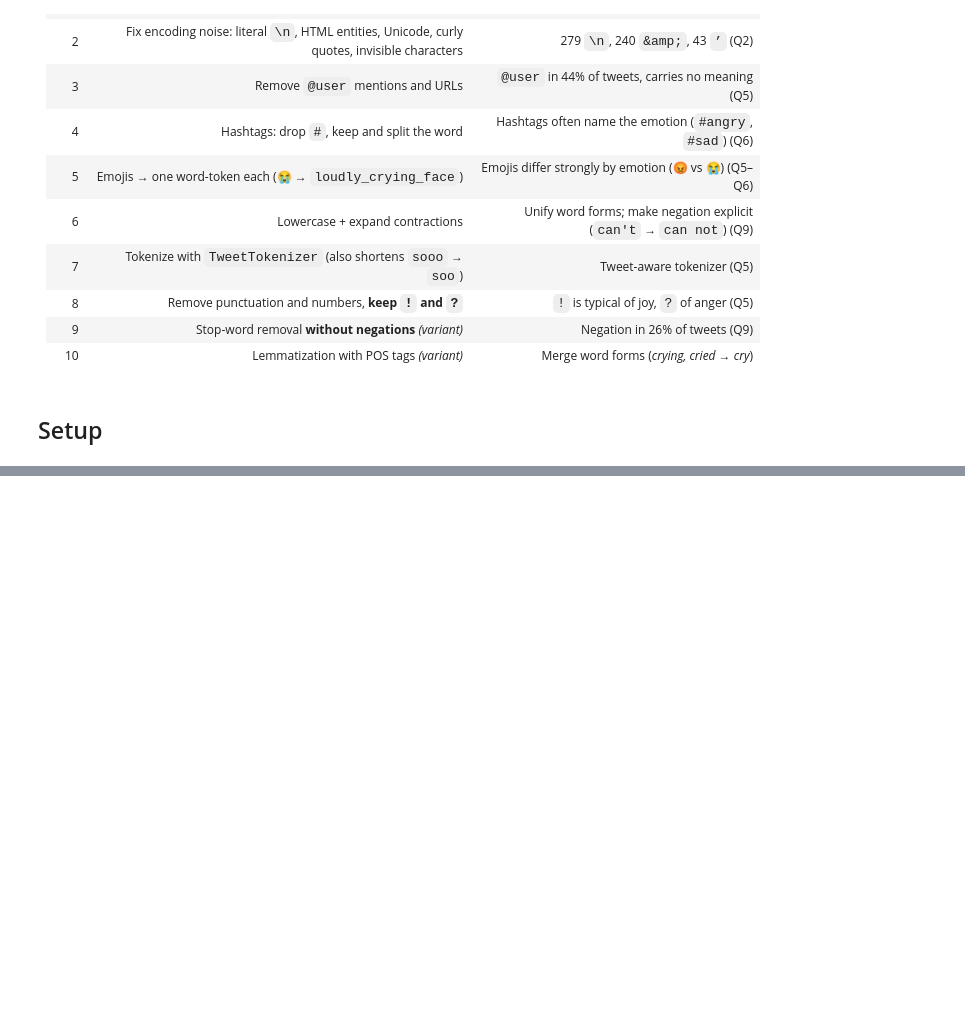
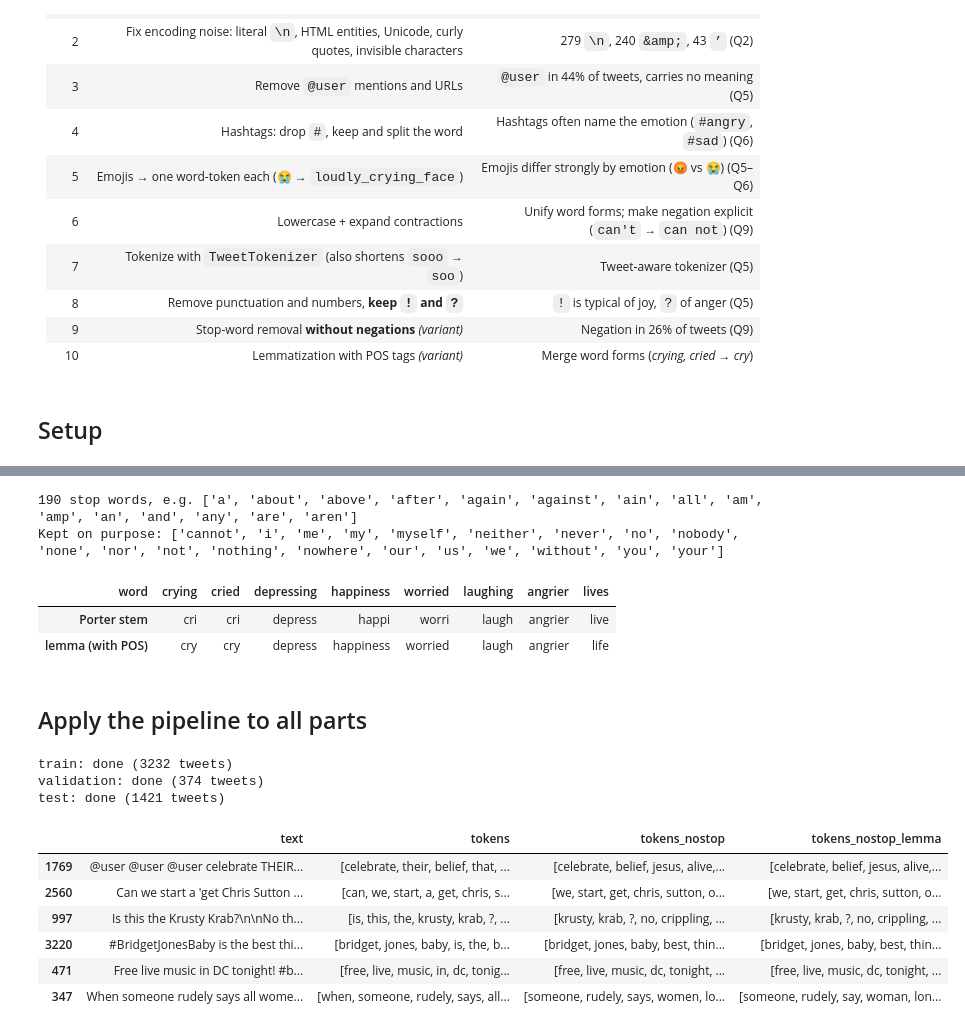
Before and after one commit to PunleuTY/NLP-Tweet-Sematic-Analysis, a Jupyter notebook: notebooks/02_text_preprocessing.ipynb, the cells around one changed output, grey strips where cells are left out. Drawn from its saved outputs; the diff is of its cells as text; code cells hidden in the pictures; blank space fills up the shorter version.

```diff
--- a/notebooks/02_text_preprocessing.ipynb
+++ b/notebooks/02_text_preprocessing.ipynb
@@ -49,0 +196,57 @@ PARTS = ["train", "validation", "test"]
+# %%
+NEGATIONS = {"not", "no", "nor", "never", "none", "nothing", "nobody", "neither", "nowhere", "cannot", "without"}
+PRONOUNS = {"i", "me", "my", "myself", "you", "your", "we", "us", "our"}
+STOP_WORDS = set(stopwords.words("english")) - NEGATIONS - PRONOUNS
+STOP_WORDS |= {"amp", "rt", "via"}          # Twitter leftovers
+
+def remove_stopwords(tokens):
+    return [t for t in tokens if t not in STOP_WORDS]
+
+print(len(STOP_WORDS), "stop words, e.g.", sorted(STOP_WORDS)[:15])
+print("Kept on purpose:", sorted(NEGATIONS | PRONOUNS))
+# %% [output]
+190 stop words, e.g. ['a', 'about', 'above', 'after', 'again', 'against', 'ain', 'all', 'am', 'amp', 'an', 'and', 'any', 'are', 'aren']
+Kept on purpose: ['cannot', 'i', 'me', 'my', 'myself', 'neither', 'never', 'no', 'nobody', 'none', 'nor', 'not', 'nothing', 'nowhere', 'our', 'us', 'we', 'without', 'you', 'your']
+# %%
+LEMMATIZER = WordNetLemmatizer()
+POS_MAP = {"J": wordnet.ADJ, "V": wordnet.VERB, "N": wordnet.NOUN, "R": wordnet.ADV}
+
+def lemmatize(tokens):
+    tagged = nltk.pos_tag(tokens)
+    return [LEMMATIZER.lemmatize(w, POS_MAP.get(tag[0], wordnet.NOUN)) if w not in KEEP_PUNCT else w
+            for w, tag in tagged]
+
+# Stemming vs lemmatization on words from this dataset
+stemmer = PorterStemmer()
+words = ["crying", "cried", "depressing", "happiness", "worried", "laughing", "angrier", "lives"]
+pd.DataFrame({"word": words,
+              "Porter stem": [stemmer.stem(w) for w in words],
+              "lemma (with POS)": [lemmatize([w])[0] for w in words]}).set_index("word").T
+# %% [output]
+| word | crying | cried | depressing | happiness | worried | laughing | angrier | lives |
+| Porter stem | cri | cri | depress | happi | worri | laugh | angrier | live |
+| lemma (with POS) | cry | cry | depress | happiness | worried | laugh | angrier | life |
+# %% [markdown]
+## Apply the pipeline to all parts
+# %%
+processed = {}
+for p, d in raw.items():
+    d = d.copy()
+    d["tokens"] = d.text.apply(clean)
+    d["tokens_nostop"] = d.tokens.apply(remove_stopwords)
+    d["tokens_nostop_lemma"] = d.tokens_nostop.apply(lemmatize)
+    processed[p] = d
+    print(f"{p}: done ({len(d)} tweets)")
+
+processed["train"][["text", "tokens", "tokens_nostop", "tokens_nostop_lemma"]].sample(6, random_state=3)
+# %% [output]
+train: done (3232 tweets)
+validation: done (374 tweets)
+test: done (1421 tweets)
+|  | text | tokens | tokens_nostop | tokens_nostop_lemma |
+| 1769 | @user @user @user celebrate THEIR... | [celebrate, their, belief, that, ... | [celebrate, belief, jesus, alive,... | [celebrate, belief, jesus, alive,... |
+| 2560 | Can we start a 'get Chris Sutton ... | [can, we, start, a, get, chris, s... | [we, start, get, chris, sutton, o... | [we, start, get, chris, sutton, o... |
+| 997 | Is this the Krusty Krab?\n\nNo th... | [is, this, the, krusty, krab, ?, ... | [krusty, krab, ?, no, crippling, ... | [krusty, krab, ?, no, crippling, ... |
+| 3220 | #BridgetJonesBaby is the best thi... | [bridget, jones, baby, is, the, b... | [bridget, jones, baby, best, thin... | [bridget, jones, baby, best, thin... |
+| 471 | Free live music in DC tonight! #b... | [free, live, music, in, dc, tonig... | [free, live, music, dc, tonight, ... | [free, live, music, dc, tonight, ... |
+| 347 | When someone rudely says all wome... | [when, someone, rudely, says, all... | [someone, rudely, says, women, lo... | [someone, rudely, say, woman, lon... |
```
Also changed, not shown: parts of 16 cells of this notebook, 4 other files.
